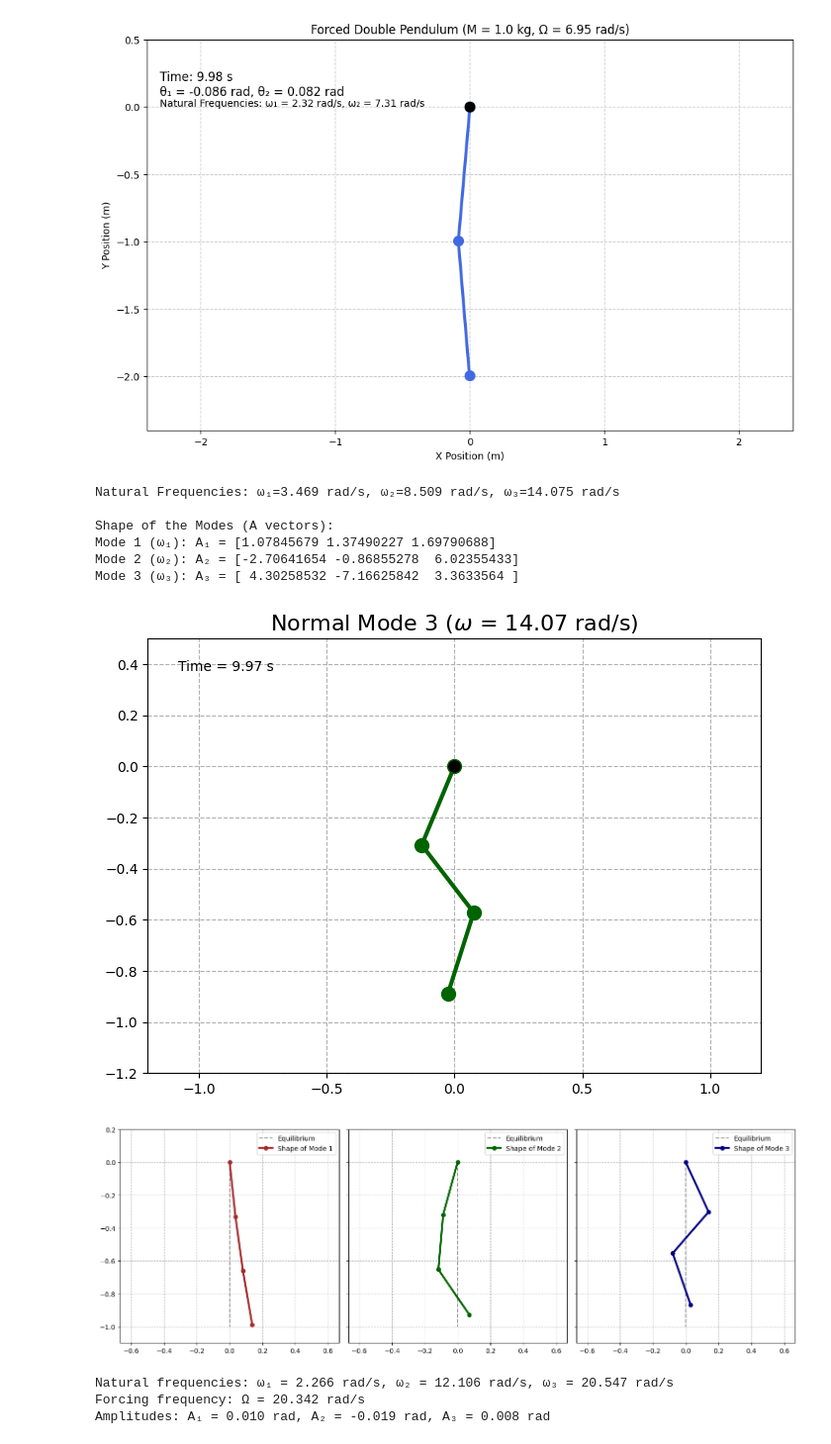
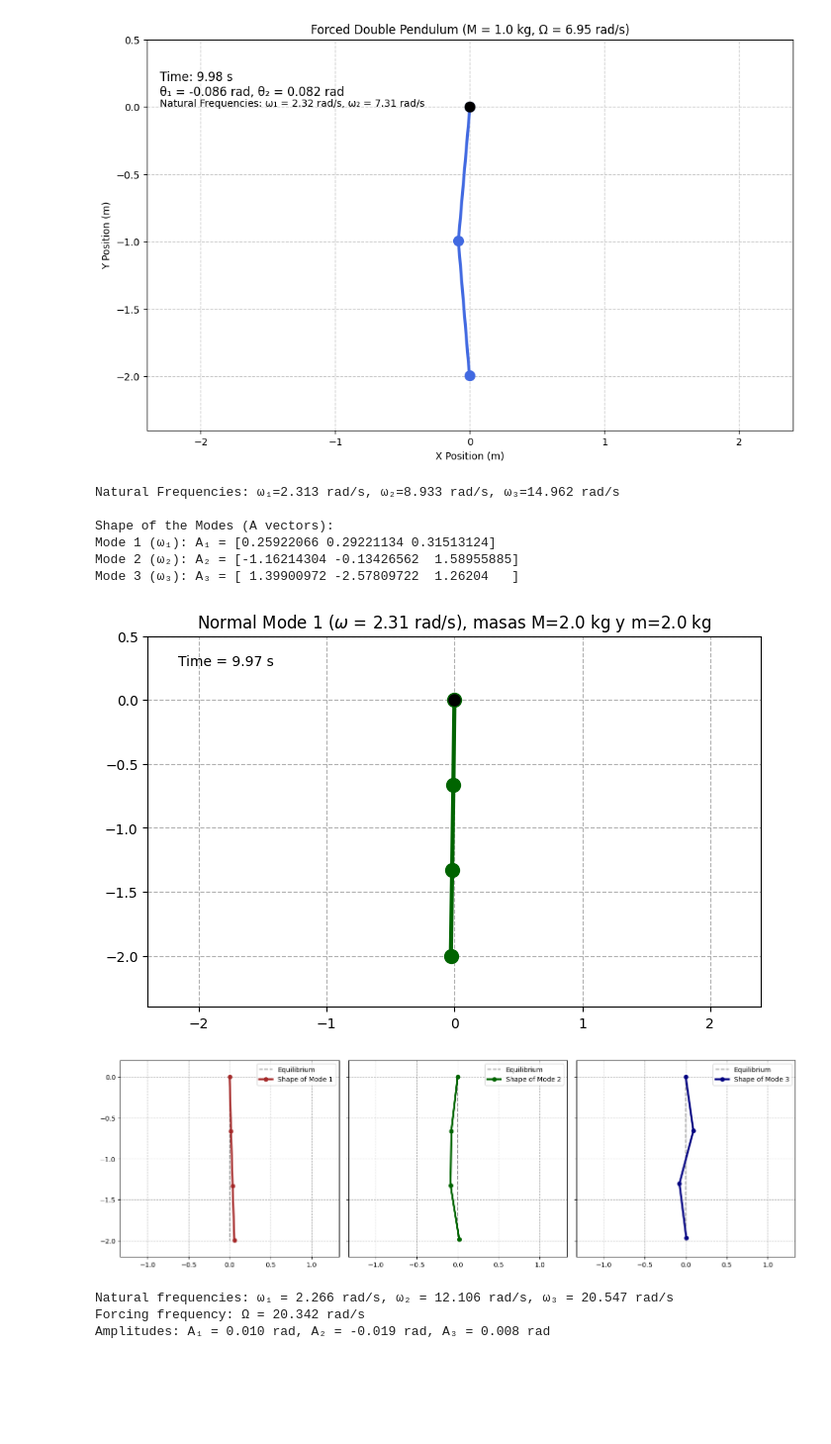
Before and after one commit to miguelgalviseli/Proyect_Hanging_string, a Jupyter notebook: simulation.ipynb, the cells around one changed output. Shown at 99% size. Drawn from its saved outputs; the diff is of its cells as text; code cells hidden in the pictures; blank space fills up the shorter version.

```diff
--- a/simulation.ipynb
+++ b/simulation.ipynb
@@ -6,8 +6,8 @@ from matplotlib.animation import FuncAnimation
 # %%
 # --- SYSTEM PARAMETERS ---
 L = 2.0      # Total length of the string (m)
-m = 2.0      # Total mass of the string (kg)
-M = 0.02      # Mass at the end (kg)
+m = 5.0      # Total mass of the string (kg)
+M = 0.1      # Mass at the end (kg)
 g = 9.81     # Acceleration of gravity (m/s^2)
 
 # Parameters for the n=2 discrete model
@@ -56,7 +56,7 @@ ax.set_xlim(-L*1.2, L*1.2)
 ax.set_ylim(-L*1.2, 0.5)
 ax.set_aspect('equal')
 ax.grid(True, linestyle='--')
-ax.set_title(f'Normal Mode {MODE_TO_ANIMATE + 1} ($\omega$ = {omega_anim:.2f} rad/s)', fontsize=16)
+ax.set_title(f'Normal Mode {MODE_TO_ANIMATE + 1} ($\omega$ = {omega_anim:.2f} rad/s), masas M={M} kg y m={m} kg')
 
 line, = ax.plot([], [], 'o-', lw=3, markersize=10, color='brown')
 pivot, = ax.plot([0], [0], 'ko', markersize=8)
@@ -176,8 +176,8 @@ Mode 2 (ω₂): A₂ = [-0.92482395  1.30147152]
 # %%
 # --- SYSTEM PARAMETERS ---
 L = 2.0      # Total length of the string (m)
-m = 2.0      # Total mass of the string (kg)
-M = 1.0      # Mass at the end (kg)
+m = 0.1      # Total mass of the string (kg)
+M = 5.0      # Mass at the end (kg)
 g = 9.81     # Acceleration of gravity (m/s^2)
 F0 = 2.0     # Amplitude of the forcing force (N)
 l = L / 2    # Length of each pendulum segment
@@ -279,15 +279,10 @@ Forcing frequency: Ω = 6.946 rad/s
 Amplitudes: A₁ = -0.088 rad, A₂ = 0.084 rad
 [figure]
 # %%
-import numpy as np
-import matplotlib.pyplot as plt
-from matplotlib.animation import FuncAnimation
-from scipy.linalg import eigh
-
 # --- SYSTEM PARAMETERS ---
-L = 1.0      # Total length of the string (m)
-m = 1.0      # Total mass of the string (kg)
-M = 0.050     # Mass at the end (kg)
+L = 2.0      # Total length of the string (m)
+m = 2.0      # Total mass of the string (kg)
+M = 2.0     # Mass at the end (kg)
 g = 9.81     # Acceleration of gravity (m/s^2)
 
 # Parameters for the n=3 discrete model
@@ -332,13 +327,12 @@ print(f"Mode 3 (ω₃): A₃ = {modes[:, 2]}")
 # --- ANIMATION SETUP ---
 
 # Choose which normal mode to display (0, 1, or 2)
-MODE_TO_ANIMATE = 2
-
+MODE_TO_ANIMATE = 0
 omega_anim = omegas[MODE_TO_ANIMATE]
 mode_shape = modes[:, MODE_TO_ANIMATE]
 
 # Oscillation amplitude for visualization (in radians)
-AMP_PLOT = 0.2
+AMP_PLOT = 0.1
 
 # Plot setup
 fig, ax = plt.subplots(figsize=(8, 8))
@@ -346,7 +340,8 @@ ax.set_xlim(-L*1.2, L*1.2)
 ax.set_ylim(-L*1.2, 0.5)
 ax.set_aspect('equal')
 ax.grid(True, linestyle='--')
-ax.set_title(f'Normal Mode {MODE_TO_ANIMATE + 1} ($\omega$ = {omega_anim:.2f} rad/s)', fontsize=16)
+#ax.set_title(f'Normal Mode {MODE_TO_ANIMATE + 1} ($\omega$ = {omega_anim:.2f} rad/s)', fontsize=16)
+ax.set_title(f'Normal Mode {MODE_TO_ANIMATE + 1} ($\omega$ = {omega_anim:.2f} rad/s), masas M={M} kg y m={m} kg')
 
 line, = ax.plot([], [], 'o-', lw=3, markersize=10, color='darkgreen')
 pivot, = ax.plot([0], [0], 'ko', markersize=8)
@@ -415,39 +410,39 @@ for i in range(3):
     theta3 = AMP_VIS * mode_shape[2]
 
     # Calculate the Cartesian coordinates for this mode
     x1 = a * np.sin(theta1)
     y1 = -a * np.cos(theta1)
     x2 = x1 + a * np.sin(theta2)
     y2 = y1 - a * np.cos(theta2)
     x3 = x2 + a * np.sin(theta3)
     y3 = y2 - a * np.cos(theta3)
 
     # Plot the equilibrium position as a reference
     ax.plot([0, 0], [0, -L], 'k--', alpha=0.4, label='Equilibrium')
 
     # Plot the shape of the mode
     ax.plot([0, x1, x2, x3], [0, y1, y2, y3], 'o-', color=colors[i], lw=3, label=f'Shape of Mode {i+1}')
 
     # Configure each subplot
     #ax.set_title(f'Mode {i+1} ($\omega_{i+1}$ = {omega:.2f} rad/s)')
     ax.set_aspect('equal')
     ax.set_xlim(-L/1.5, L/1.5)
     ax.set_ylim(-L*1.1, 0.2)
     ax.grid(True, linestyle='--')
     ax.legend(loc='upper right')
 
 # Show the final figure
 plt.tight_layout(rect=[0, 0, 1, 0.95]) # Adjust for the suptitle
 plt.show()
 # %% [output]
-Natural Frequencies: ω₁=3.469 rad/s, ω₂=8.509 rad/s, ω₃=14.075 rad/s
+Natural Frequencies: ω₁=2.313 rad/s, ω₂=8.933 rad/s, ω₃=14.962 rad/s
 
 Shape of the Modes (A vectors):
-Mode 1 (ω₁): A₁ = [1.07845679 1.37490227 1.69790688]
-Mode 2 (ω₂): A₂ = [-2.70641654 -0.86855278  6.02355433]
-Mode 3 (ω₃): A₃ = [ 4.30258532 -7.16625842  3.3633564 ]
+Mode 1 (ω₁): A₁ = [0.25922066 0.29221134 0.31513124]
+Mode 2 (ω₂): A₂ = [-1.16214304 -0.13426562  1.58955885]
+Mode 3 (ω₃): A₃ = [ 1.39900972 -2.57809722  1.26204   ]
-[figure, old version]
+[figure, new version]
-[figure, old version]
+[figure, new version]
 # %%
 # --- SYSTEM PARAMETERS ---
 L = 2.0      # Total length of the string (m)
```
Also changed, not shown: parts of 1 cell of this notebook, 6 other files.
